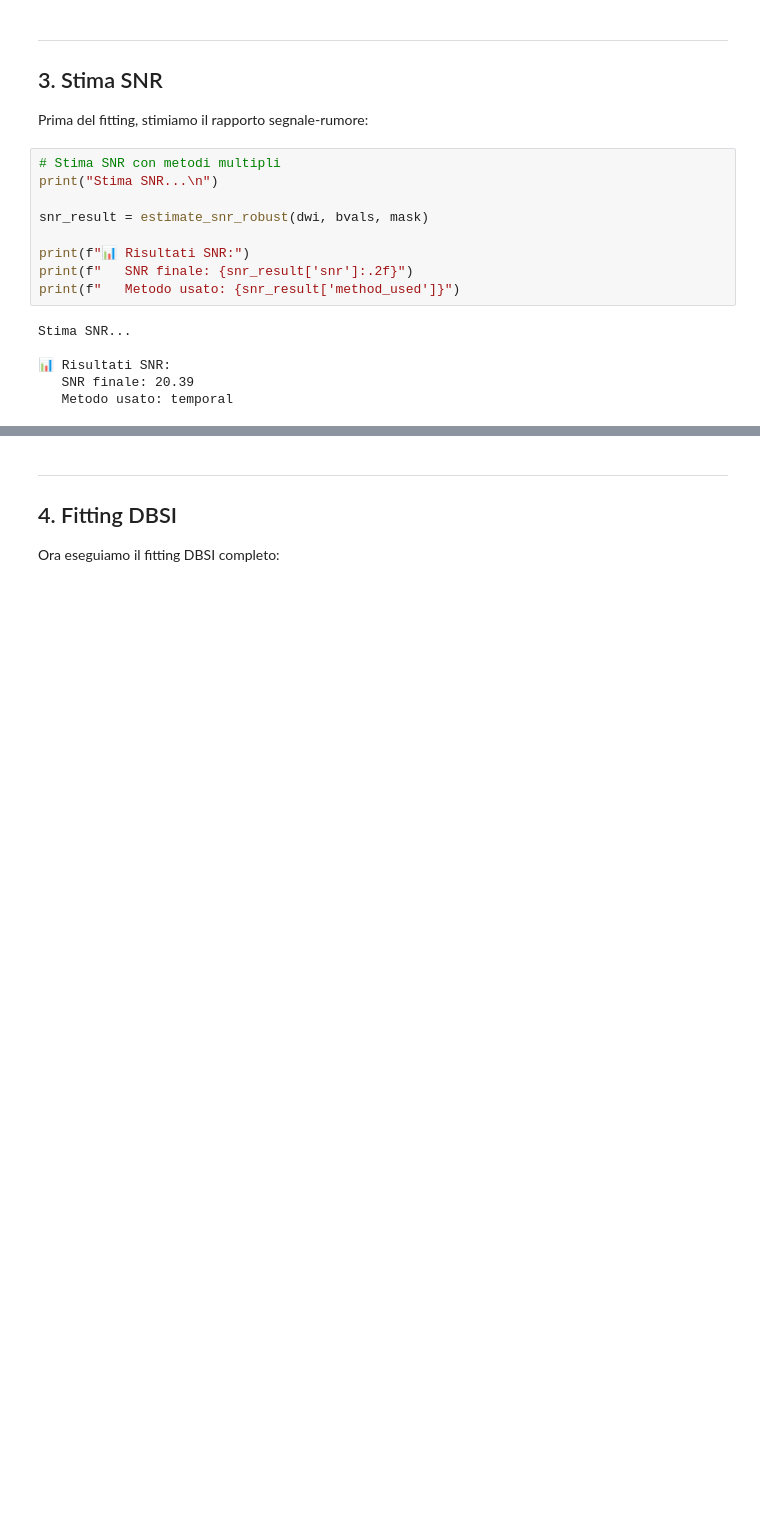
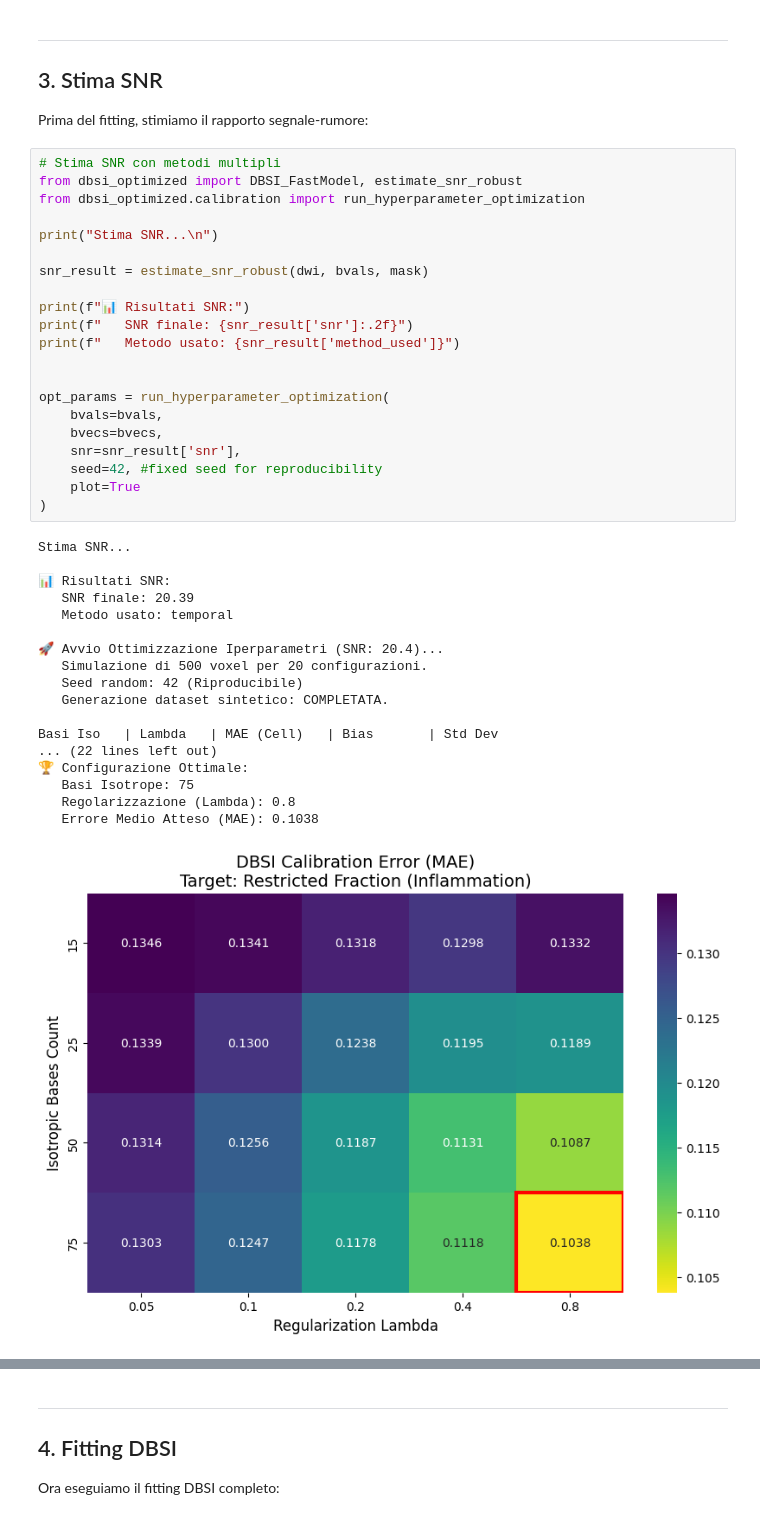
Before and after one commit to guarnich/pyDBSI_fast, a Jupyter notebook: notebooks/DBSI_Tutorial.ipynb, the cells around one changed output, grey strips where cells are left out. Saved outputs shown, nothing was run; the diff lists cells and outputs as text; blank space fills up the shorter version.

```diff
--- a/notebooks/DBSI_Tutorial.ipynb
+++ b/notebooks/DBSI_Tutorial.ipynb
@@ -43,16 +39,41 @@ Loading mask: /Users/francescoguarnaccia/Desktop/Data/DWI Project/DWI Trials/DWI
 Prima del fitting, stimiamo il rapporto segnale-rumore:
 # %%
 # Stima SNR con metodi multipli
+from dbsi_optimized import DBSI_FastModel, estimate_snr_robust
+from dbsi_optimized.calibration import run_hyperparameter_optimization
+
 print("Stima SNR...\n")
 
 snr_result = estimate_snr_robust(dwi, bvals, mask)
 
 print(f"📊 Risultati SNR:")
 print(f"   SNR finale: {snr_result['snr']:.2f}")
 print(f"   Metodo usato: {snr_result['method_used']}")
+
+
+opt_params = run_hyperparameter_optimization(
+    bvals=bvals,
+    bvecs=bvecs,
+    snr=snr_result['snr'],
+    seed=42, #fixed seed for reproducibility
+    plot=True
+)
 # %% [output]
 Stima SNR...
 
 📊 Risultati SNR:
    SNR finale: 20.39
    Metodo usato: temporal
+
+🚀 Avvio Ottimizzazione Iperparametri (SNR: 20.4)...
+   Simulazione di 500 voxel per 20 configurazioni.
+   Seed random: 42 (Riproducibile)
+   Generazione dataset sintetico: COMPLETATA.
+
+Basi Iso   | Lambda   | MAE (Cell)   | Bias       | Std Dev
+... (22 lines left out)
+🏆 Configurazione Ottimale:
+   Basi Isotrope: 75
+   Regolarizzazione (Lambda): 0.8
+   Errore Medio Atteso (MAE): 0.1038
+[figure, added]
```
Also changed, not shown: parts of 7 cells of this notebook, 1 other file.
